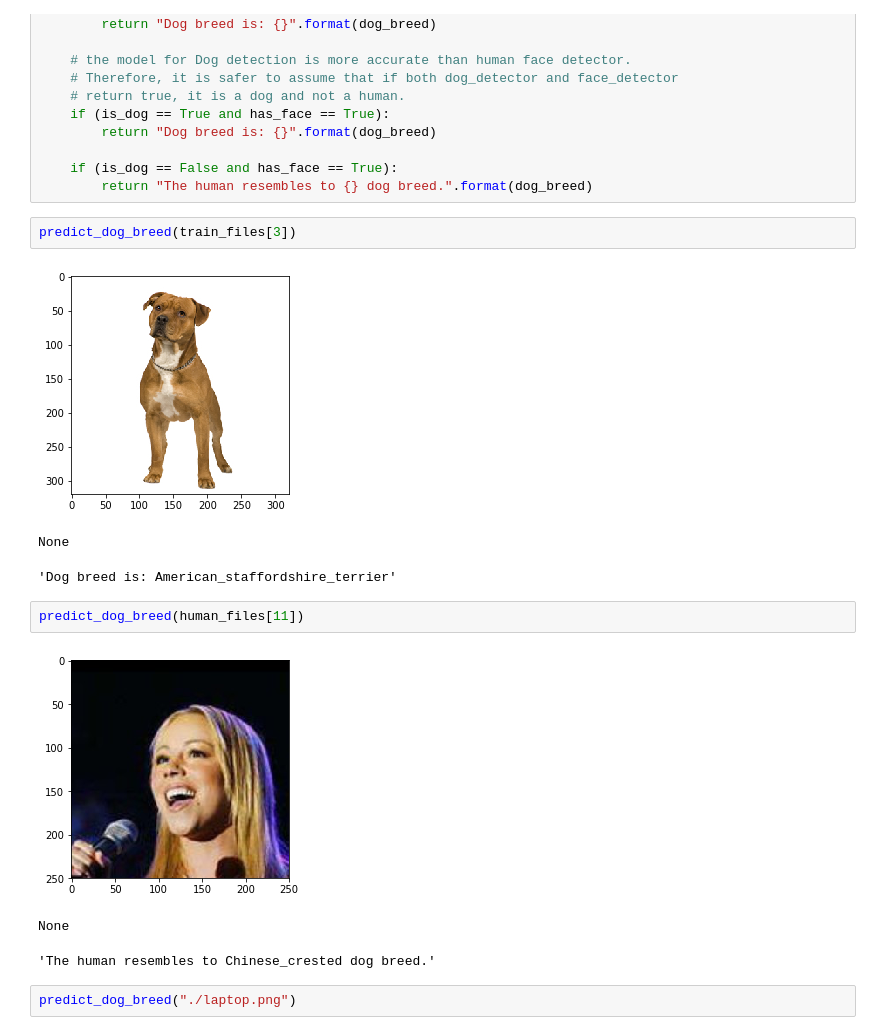
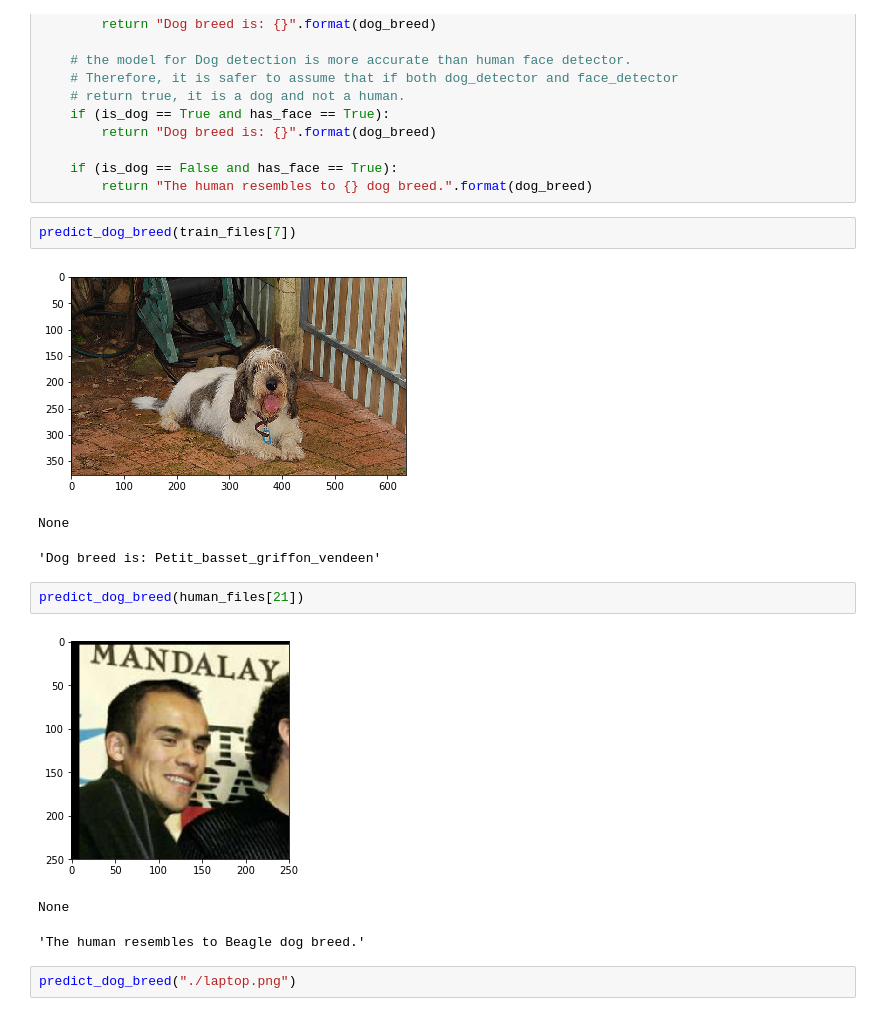
Before and after one commit to MehzHats/Capstone-Project, a Jupyter notebook: dog_app.ipynb, the cells around one changed output. Cells and saved outputs as stored; diff of their text form.

```diff
--- a/dog_app.ipynb
+++ b/dog_app.ipynb
@@ -777,17 +814,17 @@ def predict_dog_breed(img_path):
     if (is_dog == False and has_face == True):
         return "The human resembles to {} dog breed.".format(dog_breed)
 # %%
-predict_dog_breed(train_files[3])
+predict_dog_breed(train_files[7])
 # %% [output]
-[figure, old version]
+[figure, new version]
 None
-'Dog breed is: American_staffordshire_terrier'
+'Dog breed is: Petit_basset_griffon_vendeen'
 # %%
-predict_dog_breed(human_files[11])
+predict_dog_breed(human_files[21])
 # %% [output]
-[figure, old version]
+[figure, new version]
 None
-'The human resembles to Chinese_crested dog breed.'
+'The human resembles to Beagle dog breed.'
 # %%
 predict_dog_breed("./laptop.png")
 # %% [output]
```
Also changed, not shown: parts of 18 cells of this notebook.
